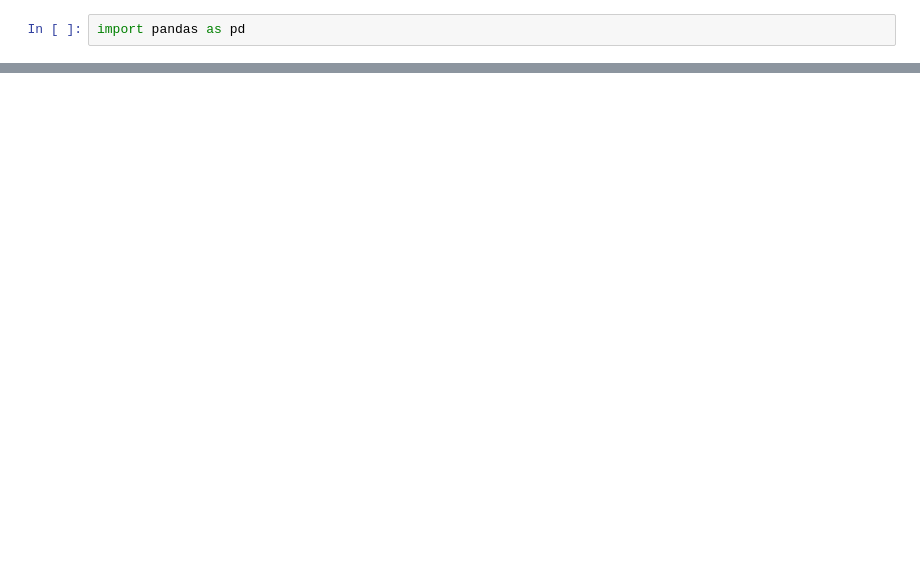
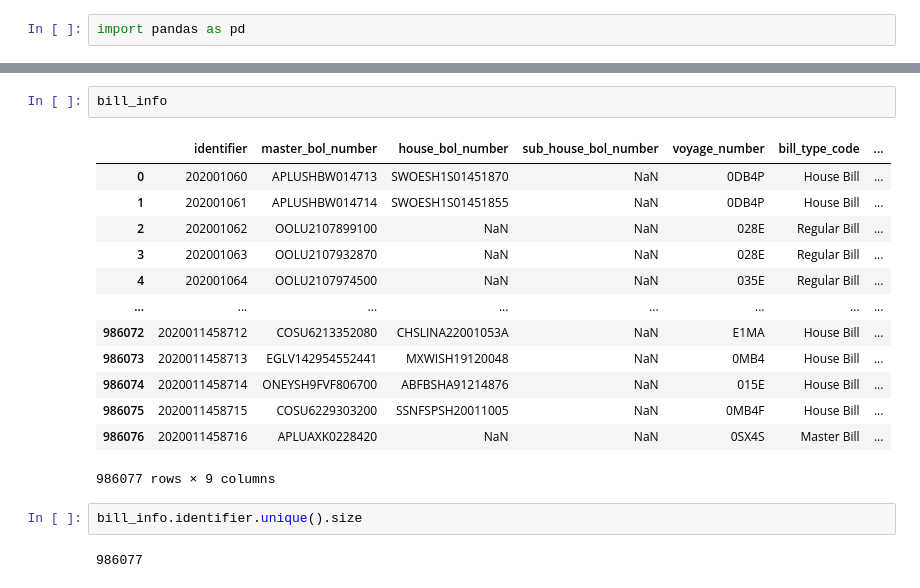
Before and after one commit to jackyho112/area-deprivation-data-pipelines, a Jupyter notebook: notebook/exploration.ipynb, the cells around one changed output, grey strips where cells are left out. Saved outputs shown, nothing was run; the diff lists cells and outputs as text; blank space fills up the shorter version.

```diff
--- a/notebook/exploration.ipynb
+++ b/notebook/exploration.ipynb
@@ -114,0 +83,20 @@ tariff.head()
+# %%
+bill_info
+# %% [output]
+|  | identifier | master_bol_number | house_bol_number | sub_house_bol_number | voyage_number | bill_type_code | ... |
+| 0 | 202001060 | APLUSHBW014713 | SWOESH1S01451870 | NaN | 0DB4P | House Bill | ... |
+| 1 | 202001061 | APLUSHBW014714 | SWOESH1S01451855 | NaN | 0DB4P | House Bill | ... |
+| 2 | 202001062 | OOLU2107899100 | NaN | NaN | 028E | Regular Bill | ... |
+| 3 | 202001063 | OOLU2107932870 | NaN | NaN | 028E | Regular Bill | ... |
+| 4 | 202001064 | OOLU2107974500 | NaN | NaN | 035E | Regular Bill | ... |
+| ... | ... | ... | ... | ... | ... | ... | ... |
+| 986072 | 2020011458712 | COSU6213352080 | CHSLINA22001053A | NaN | E1MA | House Bill | ... |
+| 986073 | 2020011458713 | EGLV142954552441 | MXWISH19120048 | NaN | 0MB4 | House Bill | ... |
+| 986074 | 2020011458714 | ONEYSH9FVF806700 | ABFBSHA91214876 | NaN | 015E | House Bill | ... |
+| 986075 | 2020011458715 | COSU6229303200 | SSNFSPSH20011005 | NaN | 0MB4F | House Bill | ... |
+| 986076 | 2020011458716 | APLUAXK0228420 | NaN | NaN | 0SX4S | Master Bill | ... |
+986077 rows × 9 columns
+# %%
+bill_info.identifier.unique().size
+# %% [output]
+986077
```
Also changed, not shown: parts of 55 cells of this notebook.
